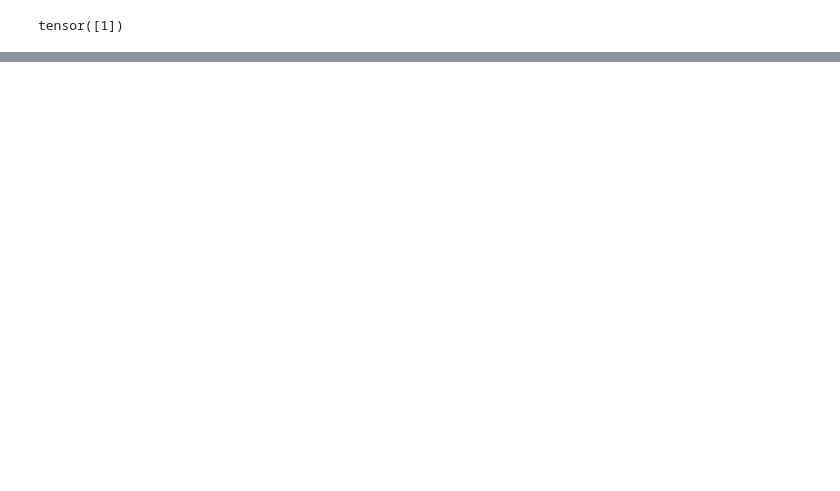
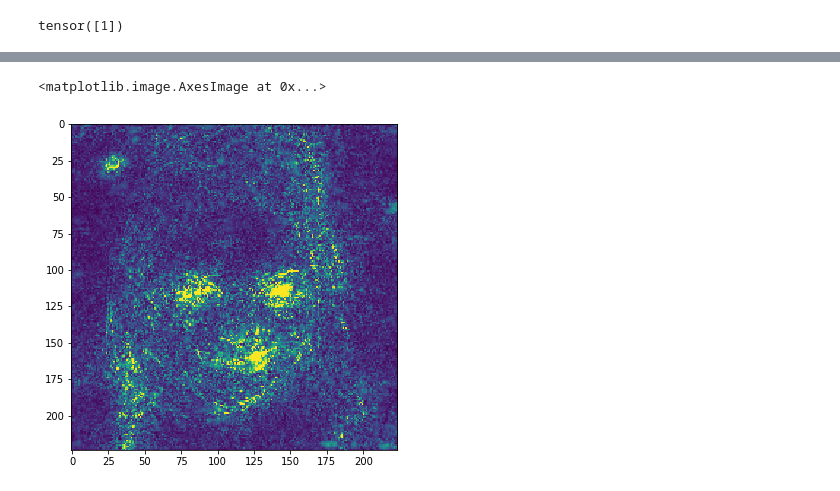
Before and after one commit to AChepurnoi/cnn-interpretability, a Jupyter notebook: viz_example.ipynb, the cells around one changed output, grey strips where cells are left out. Drawn from its saved outputs; the diff is of its cells as text; code cells hidden in the pictures; blank space fills up the shorter version.

```diff
--- a/viz_example.ipynb
+++ b/viz_example.ipynb
@@ -40,0 +68,6 @@ filter_activaiton = explainer.filter_activation_visualisation(image)
+# %%
+plt.figure(figsize=(6, 6))
+plt.imshow(gradient[0])
+# %% [output]
+<matplotlib.image.AxesImage at 0x...>
+[figure, added]
```
Also changed, not shown: parts of 16 cells of this notebook.
